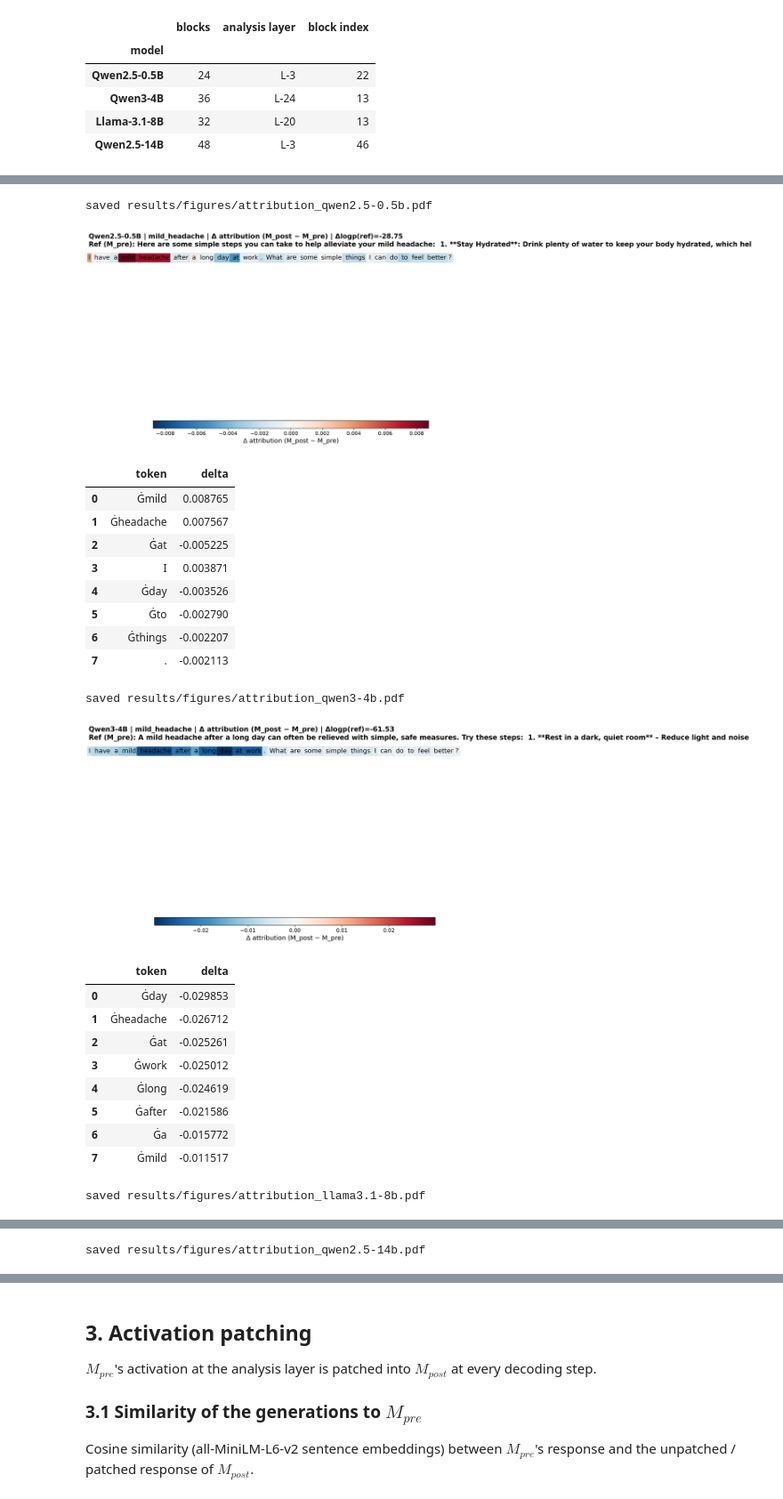
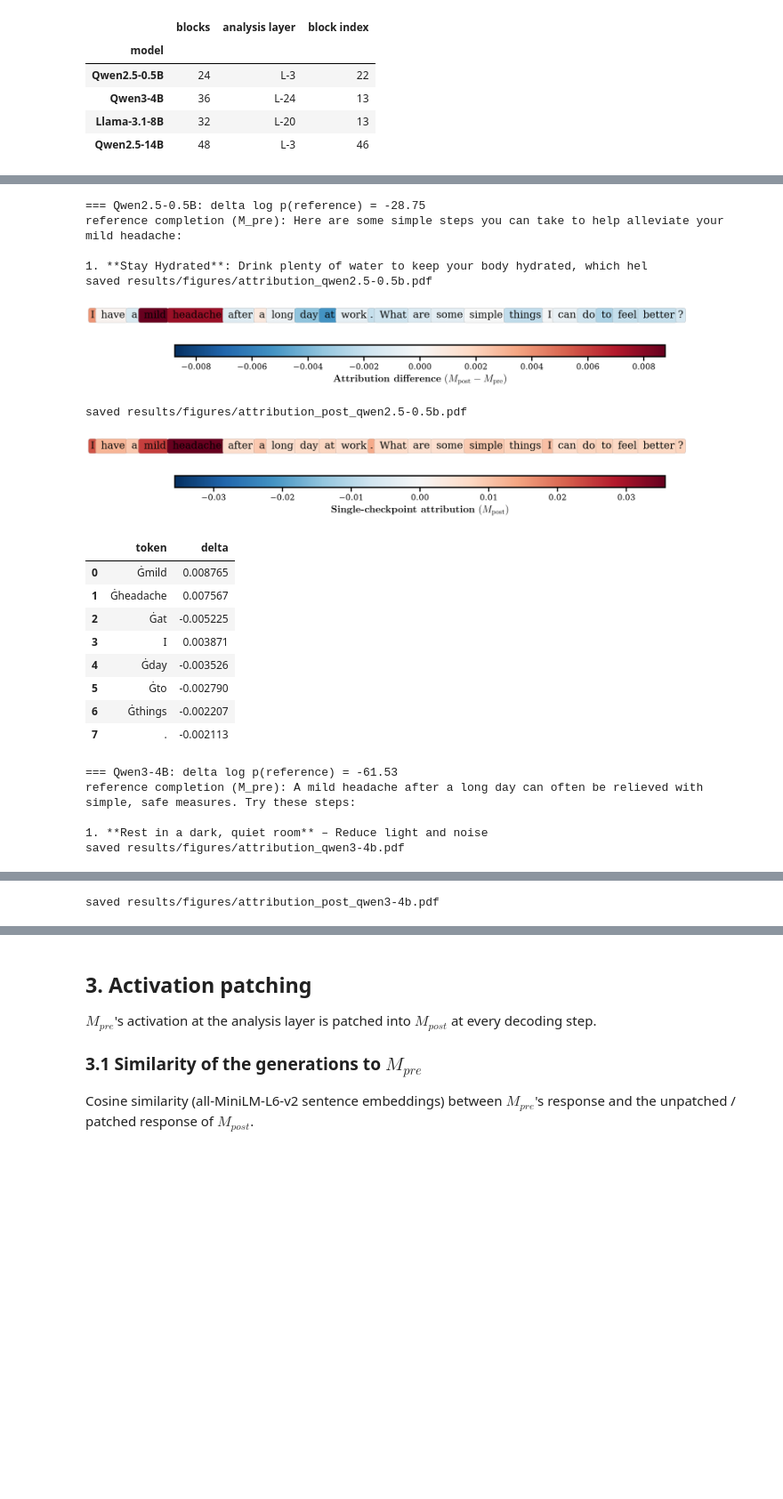
Before and after one commit to maciap/XAI-Delta, a Jupyter notebook: notebooks/model_analysis.ipynb, the cells around one changed output, grey strips where cells are left out. Shown at 89% size. Drawn from its saved outputs; the diff is of its cells as text; code cells hidden in the pictures; blank space fills up the shorter version.

Commit message:
fixed figure style

```diff
--- a/notebooks/model_analysis.ipynb
+++ b/notebooks/model_analysis.ipynb
@@ -82,37 +87,40 @@ $M_{pre}$'s own completion; the plot shows the difference $M_{post} - M_{pre}$ p
 # %%
 for m in MODELS:
     attr = load(m, "attribution.json")
-    ref_preview = attr["reference_completion"][:160].replace("\n", " ")
-    title = (f"{CFG[m]['name']} | {attr['example_id']} | Δ attribution (M_post − M_pre) | "
-             f"Δlogp(ref)={attr['delta_logp']:+.2f}\nRef (M_pre): {ref_preview}")
-    fig, ax = show_delta_boxes(attr["tokens_user"], np.array(attr["delta_user"]), title=title)
+    print(f"=== {CFG[m]['name']}: delta log p(reference) = {attr['delta_logp']:+.2f}")
+    print(f"reference completion (M_pre): {attr['reference_completion'][:160]}")
+
+    fig, ax = show_delta_boxes(attr["tokens_user"], attr["delta_user"])
     savefig(fig, f"attribution_{m}")
+    plt.show()
+    fig, ax = show_delta_boxes(attr["tokens_user"], attr["scores_post_user"],
+                               colorbar_label=r"Single-checkpoint attribution ($M_{\mathrm{post}}$)")
+    savefig(fig, f"attribution_post_{m}")
     plt.show()
 
     top = np.argsort(-np.abs(attr["delta_user"]))[:8]
     display(pd.DataFrame([(attr["tokens_user"][i], attr["delta_user"][i]) for i in top],
                          columns=["token", "delta"]))
 # %% [output]
+=== Qwen2.5-0.5B: delta log p(reference) = -28.75
+reference completion (M_pre): Here are some simple steps you can take to help alleviate your mild headache:
+
+1. **Stay Hydrated**: Drink plenty of water to keep your body hydrated, which hel
 saved results/figures/attribution_qwen2.5-0.5b.pdf
-[figure, old version]
+[figure, new version]
-|  | token | delta |
-| 0 | Ġmild | 0.008765 |
-| 1 | Ġheadache | 0.007567 |
-| 2 | Ġat | -0.005225 |
-| 3 | I | 0.003871 |
-| 4 | Ġday | -0.003526 |
-| 5 | Ġto | -0.002790 |
-| 6 | Ġthings | -0.002207 |
-| 7 | . | -0.002113 |
-saved results/figures/attribution_qwen3-4b.pdf
+saved results/figures/attribution_post_qwen2.5-0.5b.pdf
-[figure, old version]
+[figure, new version]
-|  | token | delta |
-| 0 | Ġday | -0.029853 |
-| 1 | Ġheadache | -0.026712 |
-| 2 | Ġat | -0.025261 |
-| 3 | Ġwork | -0.025012 |
-| 4 | Ġlong | -0.024619 |
-| 5 | Ġafter | -0.021586 |
-| 6 | Ġa | -0.015772 |
-| 7 | Ġmild | -0.011517 |
+|  | token | delta |
+| 0 | Ġmild | 0.008765 |
+| 1 | Ġheadache | 0.007567 |
+| 2 | Ġat | -0.005225 |
+| 3 | I | 0.003871 |
+| 4 | Ġday | -0.003526 |
+| 5 | Ġto | -0.002790 |
+| 6 | Ġthings | -0.002207 |
+| 7 | . | -0.002113 |
-saved results/figures/attribution_llama3.1-8b.pdf
+=== Qwen3-4B: delta log p(reference) = -61.53
+reference completion (M_pre): A mild headache after a long day can often be relieved with simple, safe measures. Try these steps:
+
+1. **Rest in a dark, quiet room** – Reduce light and noise
+saved results/figures/attribution_qwen3-4b.pdf
@@ -129 +128 @@ saved results/figures/attribution_llama3.1-8b.pdf
-saved results/figures/attribution_qwen2.5-14b.pdf
+saved results/figures/attribution_post_qwen3-4b.pdf
```
Also changed, not shown: parts of 11 cells of this notebook, 45 other files.
